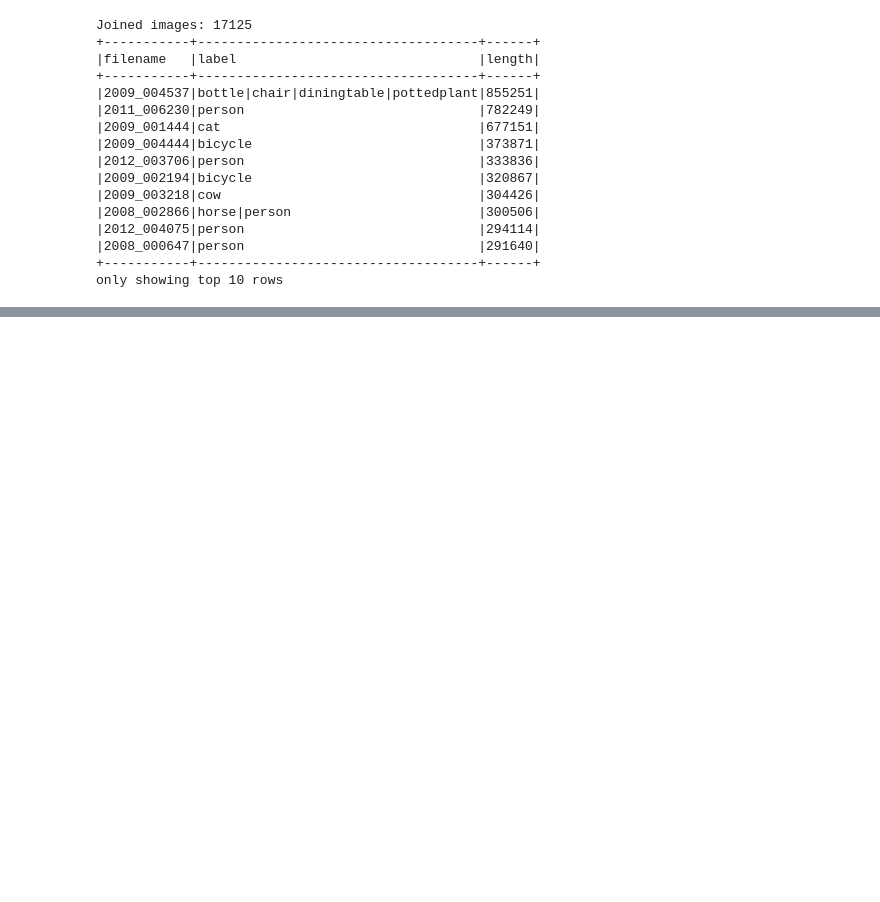
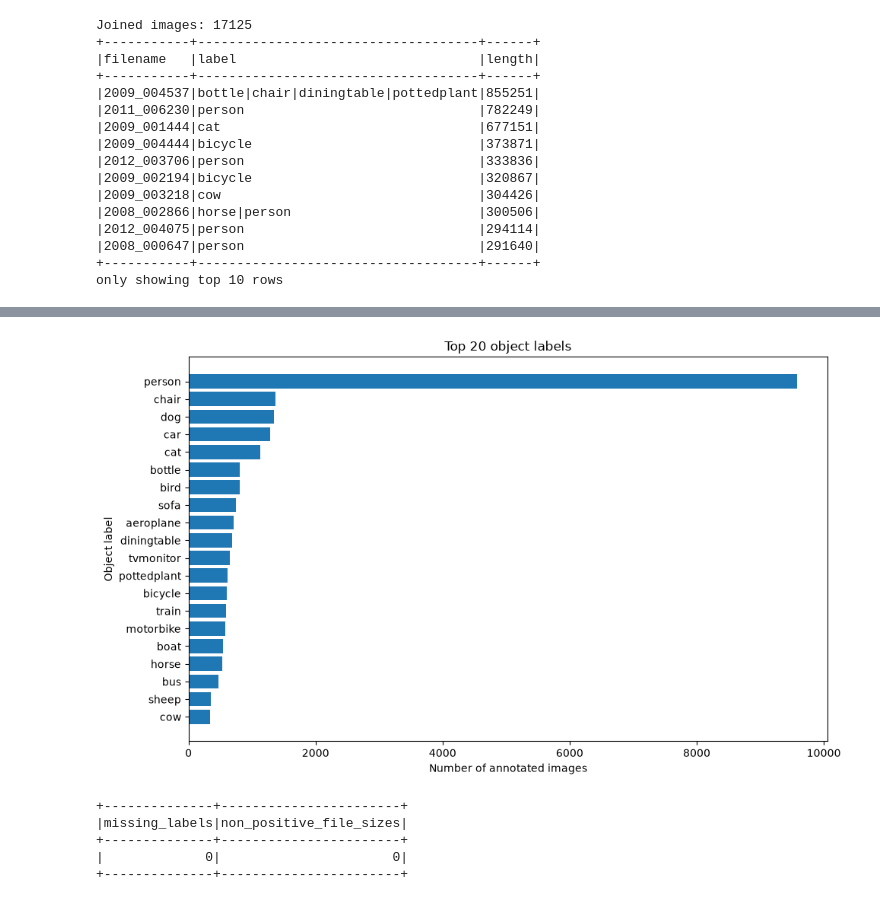
Before and after one commit to EMWCCN/pdan8412-2026-poe-part-3-convolutional-neural-networks-cnn-st10256074, a Jupyter notebook: notebook.ipynb, the cells around one changed output, grey strips where cells are left out. Drawn from its saved outputs; the diff is of its cells as text; code cells hidden in the pictures; blank space fills up the shorter version.

```diff
--- a/notebook.ipynb
+++ b/notebook.ipynb
@@ -189,0 +209,11 @@ only showing top 10 rows
+# %%
+label_counts_df = (
+    image_annotation_df
+    .select(F.explode(F.split("label", "\\|"))
+            .alias("label"))
+    .groupBy("label")
+    .count()
+    .orderBy(F.desc("count"))
+)
+
+label_counts_df.show(20, truncate=False)
@@ -189,0 +238,25 @@ only showing top 10 rows
+# %%
+import matplotlib.pyplot as plt
+
+top_labels = label_counts_df.limit(20).toPandas()
+plt.figure(figsize=(10, 6))
+plt.barh(top_labels["label"][::-1], top_labels["count"][::-1])
+plt.xlabel("Number of annotated images")
+plt.ylabel("Object label")
+plt.title("Top 20 object labels")
+plt.tight_layout()
+plt.show()
+# %% [output]
+[figure, added]
+# %%
+quality_df = image_annotation_df.select(
+    F.sum(F.col("label").isNull().cast("int")).alias("missing_labels"),
+    F.sum((F.col("length") <= 0).cast("int")).alias("non_positive_file_sizes"),
+)
+quality_df.show()
+# %% [output]
++--------------+-----------------------+
+|missing_labels|non_positive_file_sizes|
++--------------+-----------------------+
+|             0|                      0|
++--------------+-----------------------+
```
Also changed, not shown: parts of 3 cells of this notebook.
